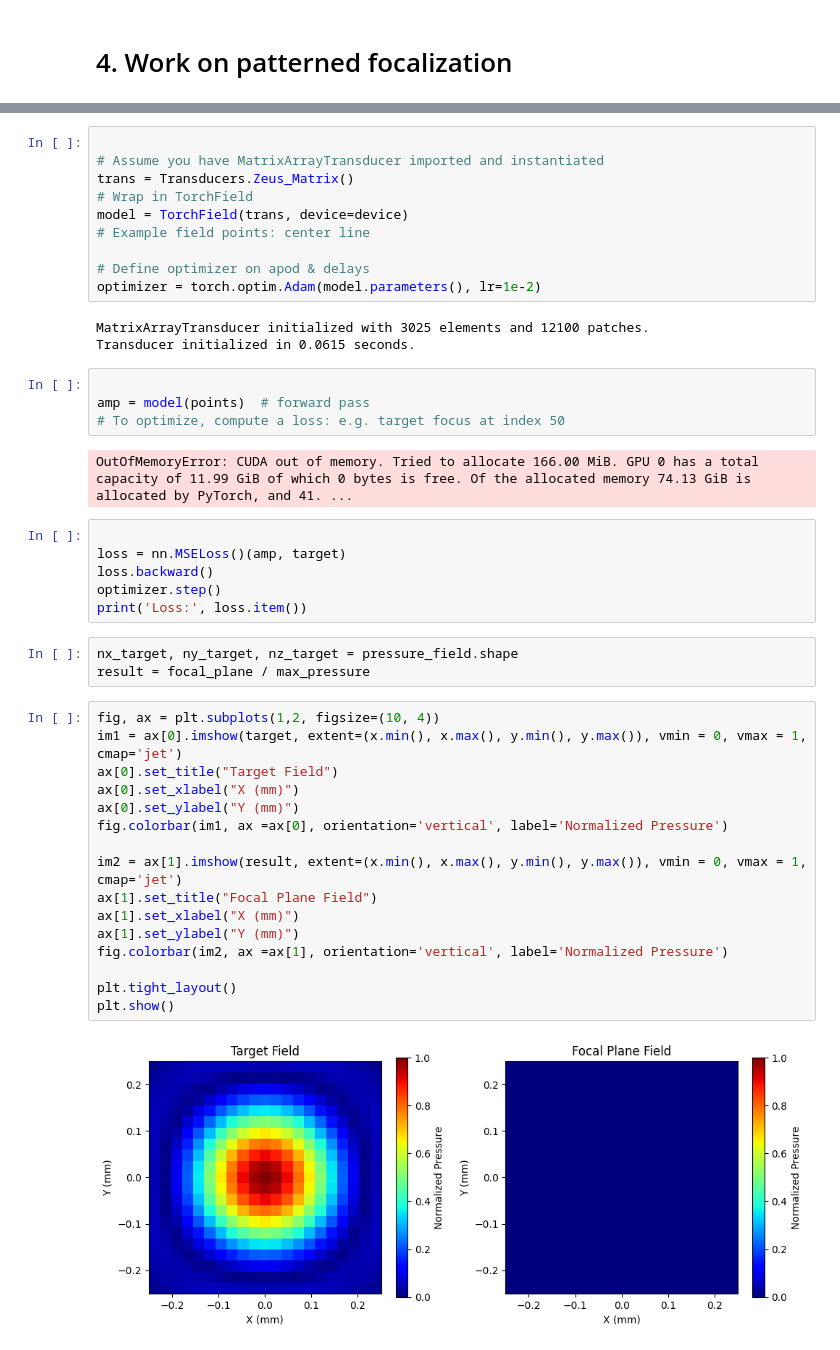
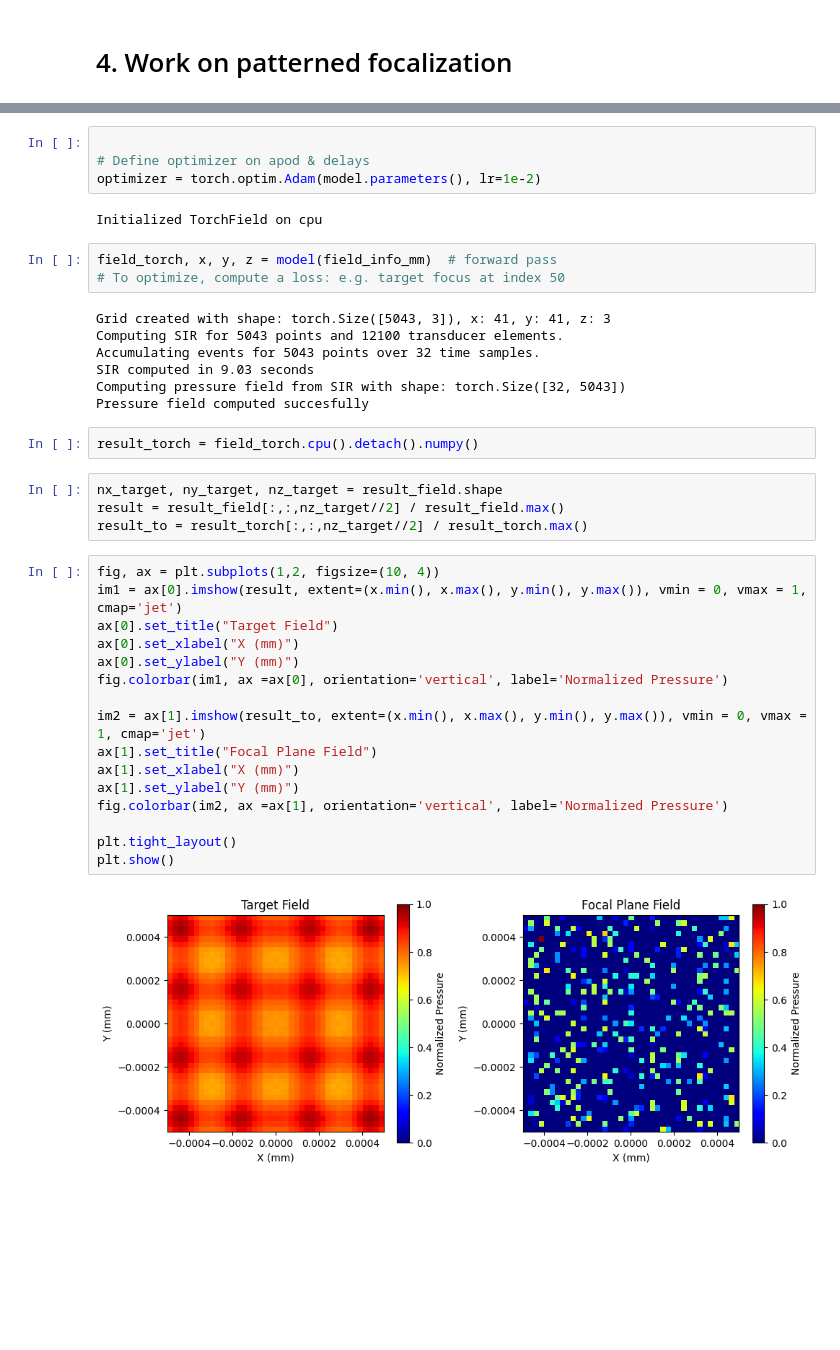
Before and after one commit to EstebanRivera08/eSDIva, a Jupyter notebook: tutorials/Tutorial_PatternedFocus.ipynb, the cells around one changed output, grey strips where cells are left out. Cells and saved outputs as stored; diff of their text form; blank space fills up the shorter version.

```diff
--- a/tutorials/Tutorial_PatternedFocus.ipynb
+++ b/tutorials/Tutorial_PatternedFocus.ipynb
@@ -231,46 +241,40 @@ points.shape
 # %%
-
-# Assume you have MatrixArrayTransducer imported and instantiated
-trans = Transducers.Zeus_Matrix()
-# Wrap in TorchField
-model = TorchField(trans, device=device)
-# Example field points: center line
 
 # Define optimizer on apod & delays
 optimizer = torch.optim.Adam(model.parameters(), lr=1e-2)
 # %% [output]
-MatrixArrayTransducer initialized with 3025 elements and 12100 patches.
-Transducer initialized in 0.0615 seconds.
+Initialized TorchField on cpu
 # %%
-
-amp = model(points)  # forward pass
+field_torch, x, y, z = model(field_info_mm)  # forward pass
 # To optimize, compute a loss: e.g. target focus at index 50
 # %% [output]
-OutOfMemoryError: CUDA out of memory. Tried to allocate 166.00 MiB. GPU 0 has a total capacity of 11.99 GiB of which 0 bytes is free. Of the allocated memory 74.13 GiB is allocated by PyTorch, and 41. ...
+Grid created with shape: torch.Size([5043, 3]), x: 41, y: 41, z: 3
+Computing SIR for 5043 points and 12100 transducer elements.
+Accumulating events for 5043 points over 32 time samples.
+SIR computed in 9.03 seconds
+Computing pressure field from SIR with shape: torch.Size([32, 5043])
+Pressure field computed succesfully
-# %%
-
-loss = nn.MSELoss()(amp, target)
-loss.backward()
-optimizer.step()
-print('Loss:', loss.item())
-# %%
-nx_target, ny_target, nz_target = pressure_field.shape
-result = focal_plane / max_pressure
+# %%
+result_torch = field_torch.cpu().detach().numpy()
+# %%
+nx_target, ny_target, nz_target = result_field.shape
+result = result_field[:,:,nz_target//2] / result_field.max()
+result_to = result_torch[:,:,nz_target//2] / result_torch.max()
 # %%
 fig, ax = plt.subplots(1,2, figsize=(10, 4))
-im1 = ax[0].imshow(target, extent=(x.min(), x.max(), y.min(), y.max()), vmin = 0, vmax = 1, cmap='jet')
+im1 = ax[0].imshow(result, extent=(x.min(), x.max(), y.min(), y.max()), vmin = 0, vmax = 1, cmap='jet')
 ax[0].set_title("Target Field")
 ax[0].set_xlabel("X (mm)")
 ax[0].set_ylabel("Y (mm)")
 fig.colorbar(im1, ax =ax[0], orientation='vertical', label='Normalized Pressure')
 
-im2 = ax[1].imshow(result, extent=(x.min(), x.max(), y.min(), y.max()), vmin = 0, vmax = 1, cmap='jet')
+im2 = ax[1].imshow(result_to, extent=(x.min(), x.max(), y.min(), y.max()), vmin = 0, vmax = 1, cmap='jet')
 ax[1].set_title("Focal Plane Field")
 ax[1].set_xlabel("X (mm)")
 ax[1].set_ylabel("Y (mm)")
 fig.colorbar(im2, ax =ax[1], orientation='vertical', label='Normalized Pressure')
 
 plt.tight_layout()
 plt.show()
 # %% [output]
-[figure, old version]
+[figure, new version]
```
Also changed, not shown: parts of 22 cells of this notebook, 2 other files.
